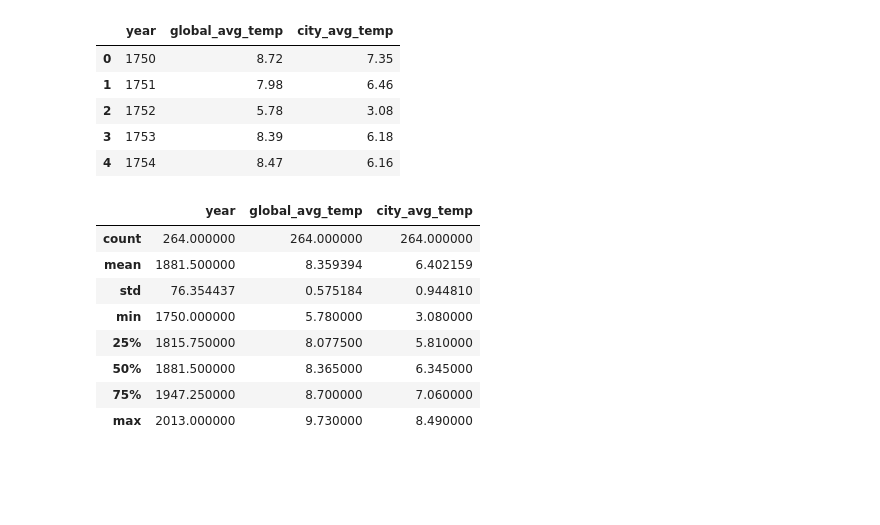
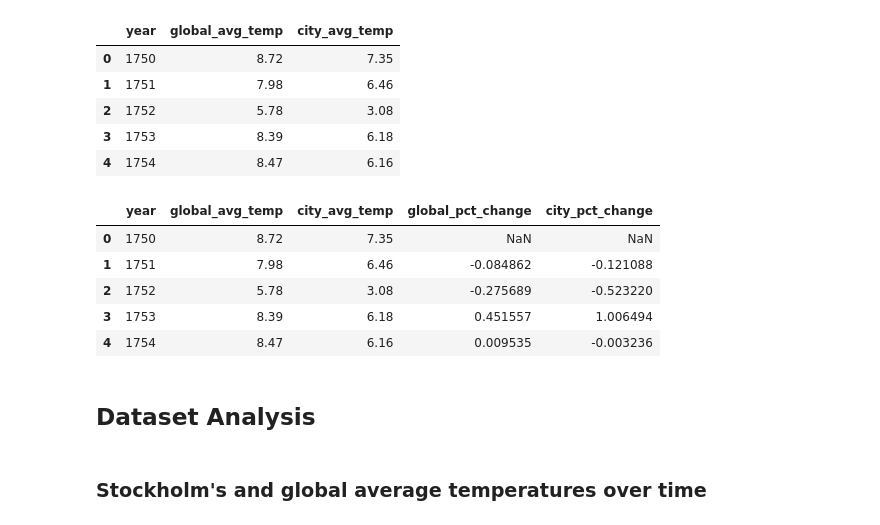
Before and after one commit to BarbaraStempien/DA--Exploring-Weather-Trends, a Jupyter notebook: Weather-Trends-Analysis.ipynb, the cells around one changed output. Cells and saved outputs as stored; diff of their text form; code cells hidden in the pictures; blank space fills up the shorter version.

```diff
--- a/Weather-Trends-Analysis.ipynb
+++ b/Weather-Trends-Analysis.ipynb
@@ -16,15 +34,21 @@ df.head()
 | 2 | 1752 | 5.78 | 3.08 |
 | 3 | 1753 | 8.39 | 6.18 |
 | 4 | 1754 | 8.47 | 6.16 |
+# %%
+# Add percentage change in the average temperatures
+
+df['global_pct_change'] = df['global_avg_temp'].pct_change()
+df['city_pct_change'] = df['city_avg_temp'].pct_change()
 # %%
-df.describe()
+df.head()
 # %% [output]
-|  | year | global_avg_temp | city_avg_temp |
-| count | 264.000000 | 264.000000 | 264.000000 |
-| mean | 1881.500000 | 8.359394 | 6.402159 |
-| std | 76.354437 | 0.575184 | 0.944810 |
-| min | 1750.000000 | 5.780000 | 3.080000 |
-| 25% | 1815.750000 | 8.077500 | 5.810000 |
-| 50% | 1881.500000 | 8.365000 | 6.345000 |
-| 75% | 1947.250000 | 8.700000 | 7.060000 |
-| max | 2013.000000 | 9.730000 | 8.490000 |
+|  | year | global_avg_temp | city_avg_temp | global_pct_change | city_pct_change |
+| 0 | 1750 | 8.72 | 7.35 | NaN | NaN |
+| 1 | 1751 | 7.98 | 6.46 | -0.084862 | -0.121088 |
+| 2 | 1752 | 5.78 | 3.08 | -0.275689 | -0.523220 |
+| 3 | 1753 | 8.39 | 6.18 | 0.451557 | 1.006494 |
+| 4 | 1754 | 8.47 | 6.16 | 0.009535 | -0.003236 |
+# %% [markdown]
+## Dataset Analysis
+# %% [markdown]
+### Stockholm's and global average temperatures over time
```
Also changed, not shown: parts of 31 cells of this notebook.
